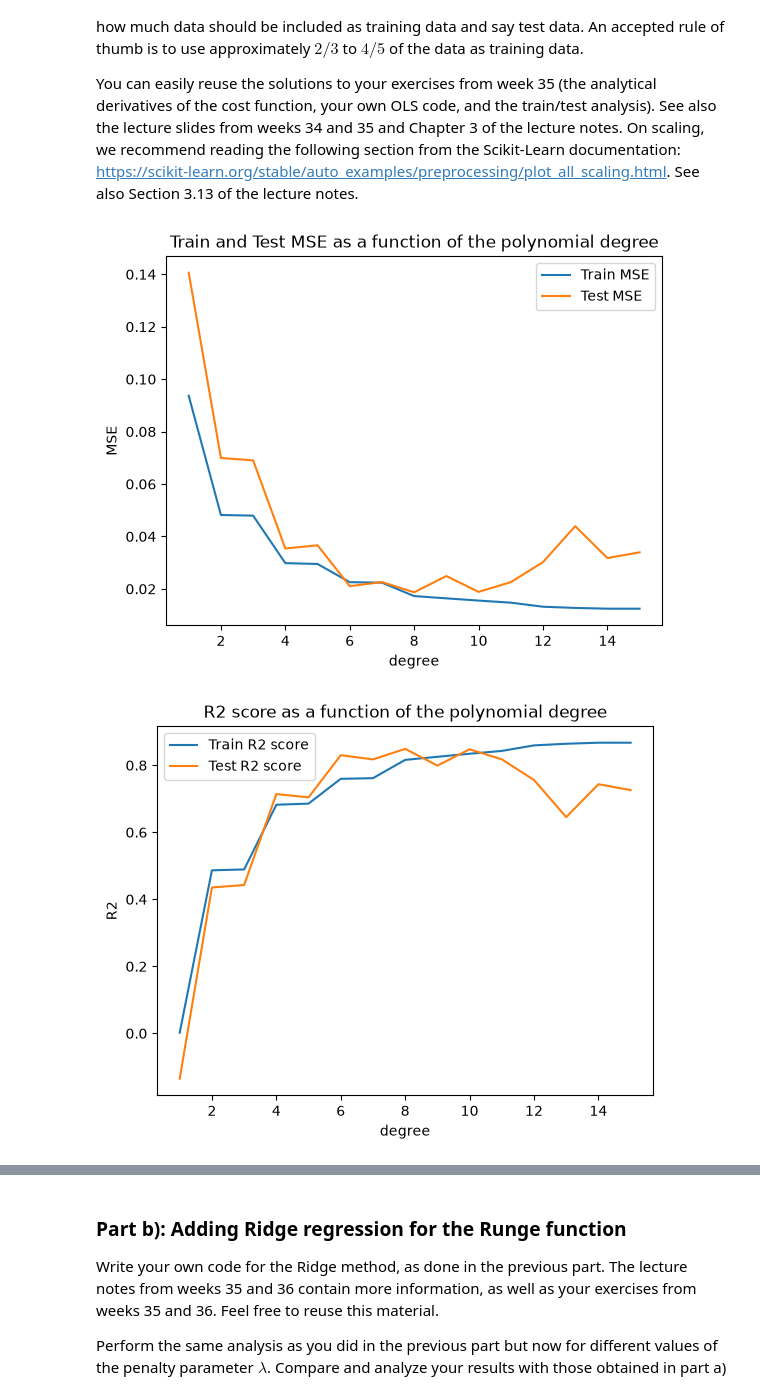
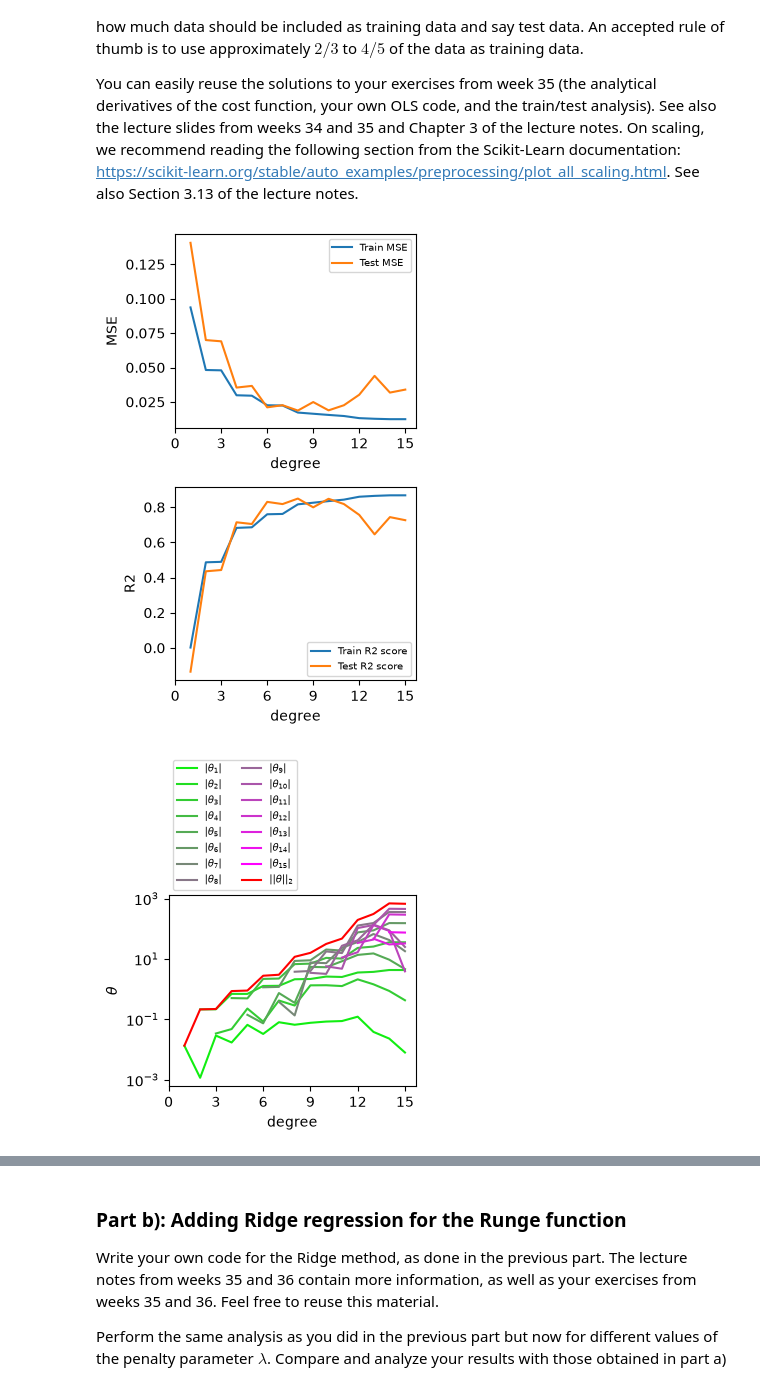
Before and after one commit to GiacomoSaporetti/FYS-STK4155-Project1, a Jupyter notebook: Project1.ipynb, the cells around one changed output, grey strips where cells are left out. Drawn from its saved outputs; the diff is of its cells as text; code cells hidden in the pictures.

```diff
--- a/Project1.ipynb
+++ b/Project1.ipynb
@@ -274,48 +274,58 @@ def run_ols(x, y, degrees_to_test):
 
         # R2 score
         r2 = poly.r2_score()
         r2_train_array.append(r2[0])
         r2_test_array.append(r2[1])
 
         # Values of theta
         for i, t in enumerate(poly.get_thetas()):
             thetas_ols[i].append(t)
     return train_mse_array, test_mse_array, r2_train_array, r2_test_array, thetas_ols
 
 
 # Arrays needed for graphs
 degrees_to_test = np.arange(1, 16)
 train_mse_array, test_mse_array, r2_train_array, r2_test_array, thetas_ols = run_ols(x, y, degrees_to_test)
 
+fig, (ax_mse, ax_r2) = plt.subplots(2,1, figsize=(3.4,5.2))
+
 # MSE graph
-plt.plot(degrees_to_test, train_mse_array, label="Train MSE")
-plt.plot(degrees_to_test, test_mse_array, label="Test MSE")
-plt.xlabel("degree")
-plt.ylabel("MSE")
-plt.title("Train and Test MSE as a function of the polynomial degree")
-plt.legend()
-plt.show()
+ax_mse.plot(degrees_to_test, train_mse_array, label="Train MSE")
+ax_mse.plot(degrees_to_test, test_mse_array, label="Test MSE")
+ax_mse.set_xlabel("degree")
+ax_mse.set_ylabel("MSE")
+ax_mse.set_xticks(range(0,16,3))
+#plt.title("Train and Test MSE as a function of the polynomial degree")
+ax_mse.legend( fontsize=7)
+#plt.show()
 
 # R2 graph
-plt.plot(degrees_to_test, r2_train_array, label="Train R2 score")
-plt.plot(degrees_to_test, r2_test_array, label="Test R2 score")
-plt.xlabel("degree")
-plt.ylabel("R2")
-plt.title("R2 score as a function of the polynomial degree")
-plt.legend()
+ax_r2.plot(degrees_to_test, r2_train_array, label="Train R2 score")
+ax_r2.plot(degrees_to_test, r2_test_array, label="Test R2 score")
+ax_r2.set_xlabel("degree")
+ax_r2.set_ylabel("R2")
+#plt.title("R2 score as a function of the polynomial degree")
+ax_r2.legend( fontsize=7)
+ax_r2.set_xticks(range(0,16,3))
+plt.tight_layout()
+plt.savefig("part_a_mse_r2.pdf")
 plt.show()
 
 # Theta graph
+plt.figure(figsize=(3.4,4))
 for i in degrees_to_test:
     plt.plot(np.arange(i, 16), np.abs(thetas_ols[i]), label=rf"|$\theta_{{{i}}}$|", color=(i/15,1-i/15,i/15,1))
 theta_norm_ols = [np.sqrt(sum(thetas_ols[i][p - max(i, 1)]**2 for i in range(p + 1))) for p in degrees_to_test]
 plt.plot(degrees_to_test, theta_norm_ols, color=(1,0,0), label=rf"$||\theta||_{{{2}}}$")
 plt.xlabel("degree")
-plt.ylabel("Theta")
+plt.xticks(range(0,16,3))
+plt.ylabel(r"$\theta$")
 plt.yscale("log")
-plt.title("Theta as a function of the polynomial degree")
-plt.legend(loc='center right', bbox_to_anchor=(0.8, 0., 0.5, 0.5))
+#plt.title("Theta as a function of the polynomial degree")
+plt.legend(loc='lower left', bbox_to_anchor=(0, 1, 0, 0), ncols=2, fontsize=7)
+plt.tight_layout()
+plt.savefig("part_a_thetas.pdf")
 plt.show()
 # %% [output]
-[figure, old version]
+[figure, new version]
-[figure, old version]
+[figure, new version]
```
Also changed, not shown: parts of 16 cells of this notebook, 21 other files.
